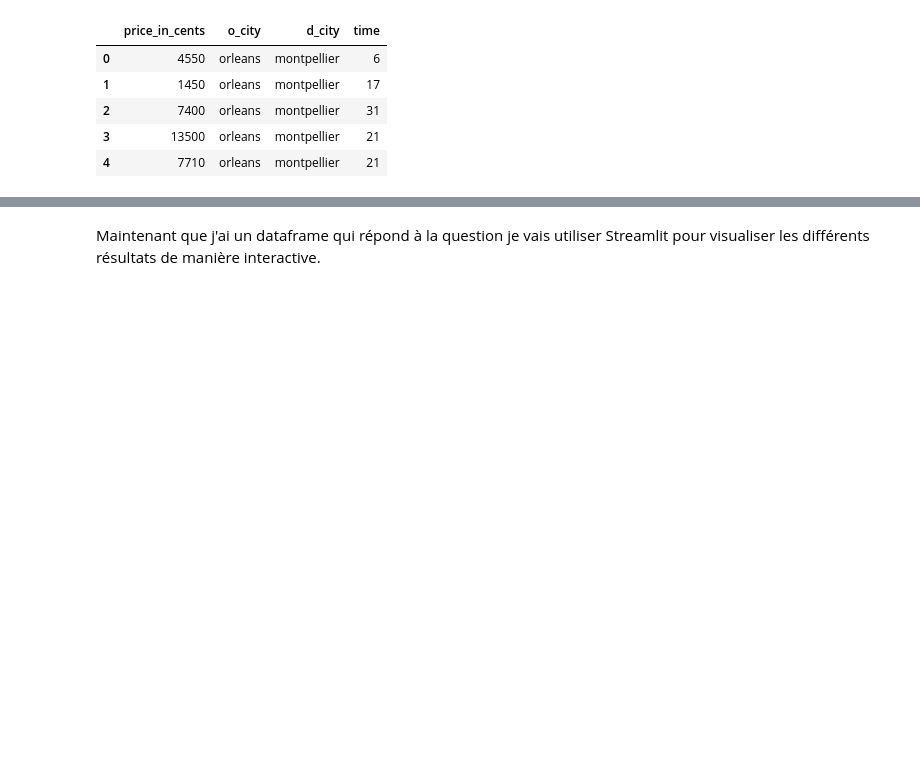
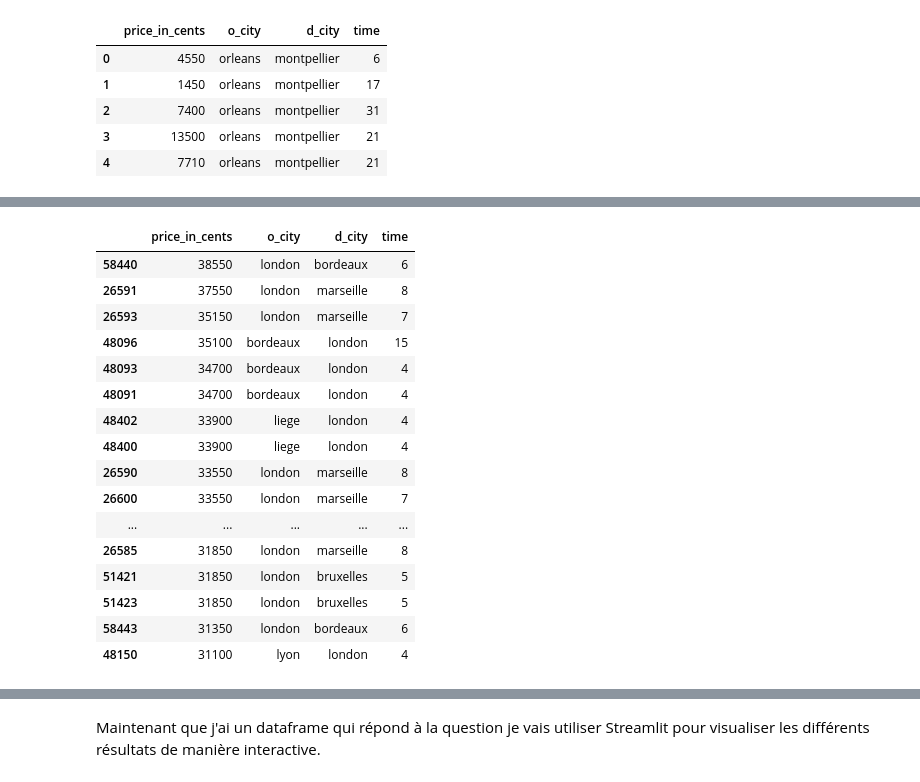
Before and after one commit to SylvainBallerini/test_technique_tictactrip, a Jupyter notebook: Test_technique_Tictactrip.ipynb, the cells around one changed output, grey strips where cells are left out. Cells and saved outputs as stored; diff of their text form; code cells hidden in the pictures; blank space fills up the shorter version.

```diff
--- a/Test_technique_Tictactrip.ipynb
+++ b/Test_technique_Tictactrip.ipynb
@@ -148,0 +182,23 @@ df_1.head()
+# %%
+# Vérification
+df_1_bis = df_1[df_1['price_in_cents']>10000]
+df_1_bis = df_1_bis.sort_values(by='price_in_cents', ascending=False)
+df_1_bis.head(50)
+# %% [output]
+|  | price_in_cents | o_city | d_city | time |
+| 58440 | 38550 | london | bordeaux | 6 |
+| 26591 | 37550 | london | marseille | 8 |
+| 26593 | 35150 | london | marseille | 7 |
+| 48096 | 35100 | bordeaux | london | 15 |
+| 48093 | 34700 | bordeaux | london | 4 |
+| 48091 | 34700 | bordeaux | london | 4 |
+| 48402 | 33900 | liege | london | 4 |
+| 48400 | 33900 | liege | london | 4 |
+| 26590 | 33550 | london | marseille | 8 |
+| 26600 | 33550 | london | marseille | 7 |
+| ... | ... | ... | ... | ... |
+| 26585 | 31850 | london | marseille | 8 |
+| 51421 | 31850 | london | bruxelles | 5 |
+| 51423 | 31850 | london | bruxelles | 5 |
+| 58443 | 31350 | london | bordeaux | 6 |
+| 48150 | 31100 | lyon | london | 4 |
```
Also changed, not shown: parts of 60 cells of this notebook.
